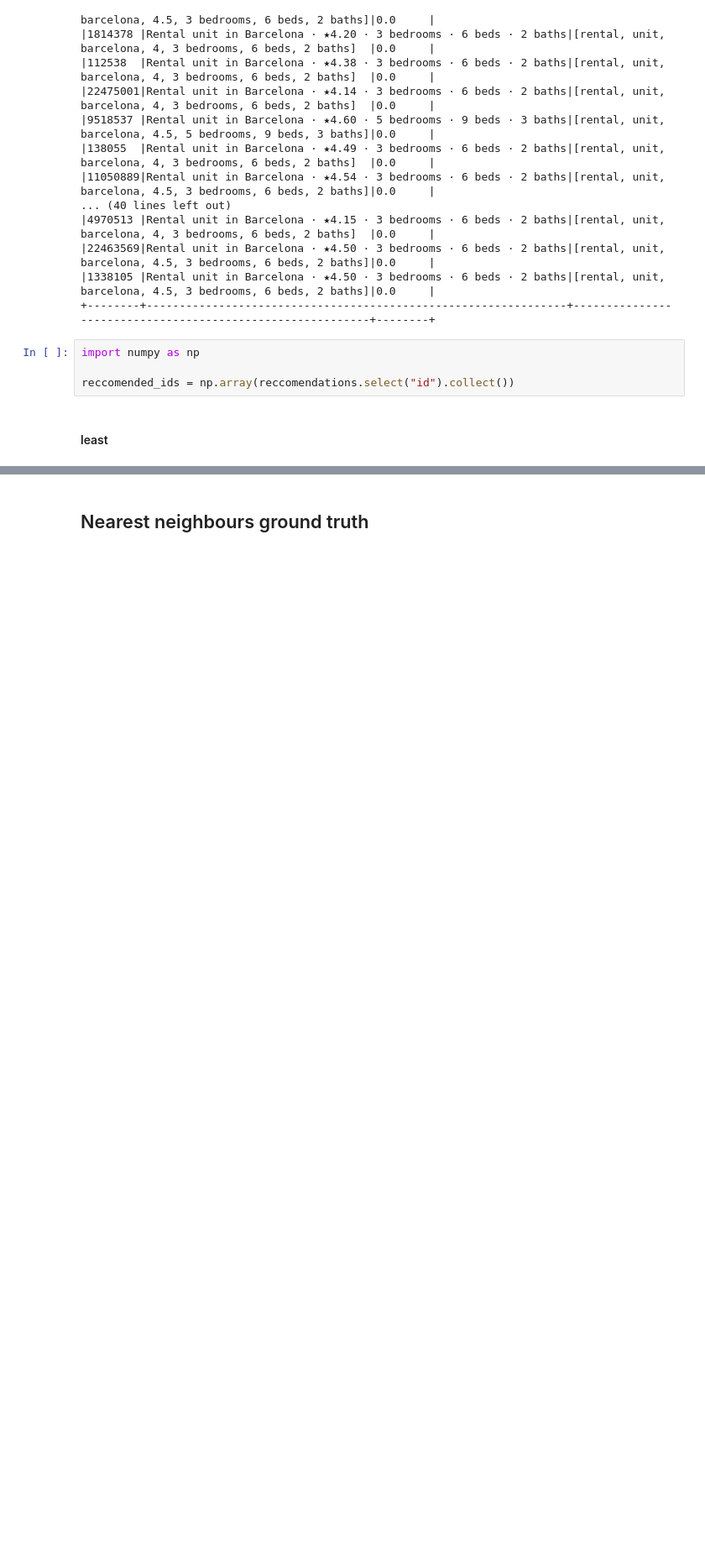
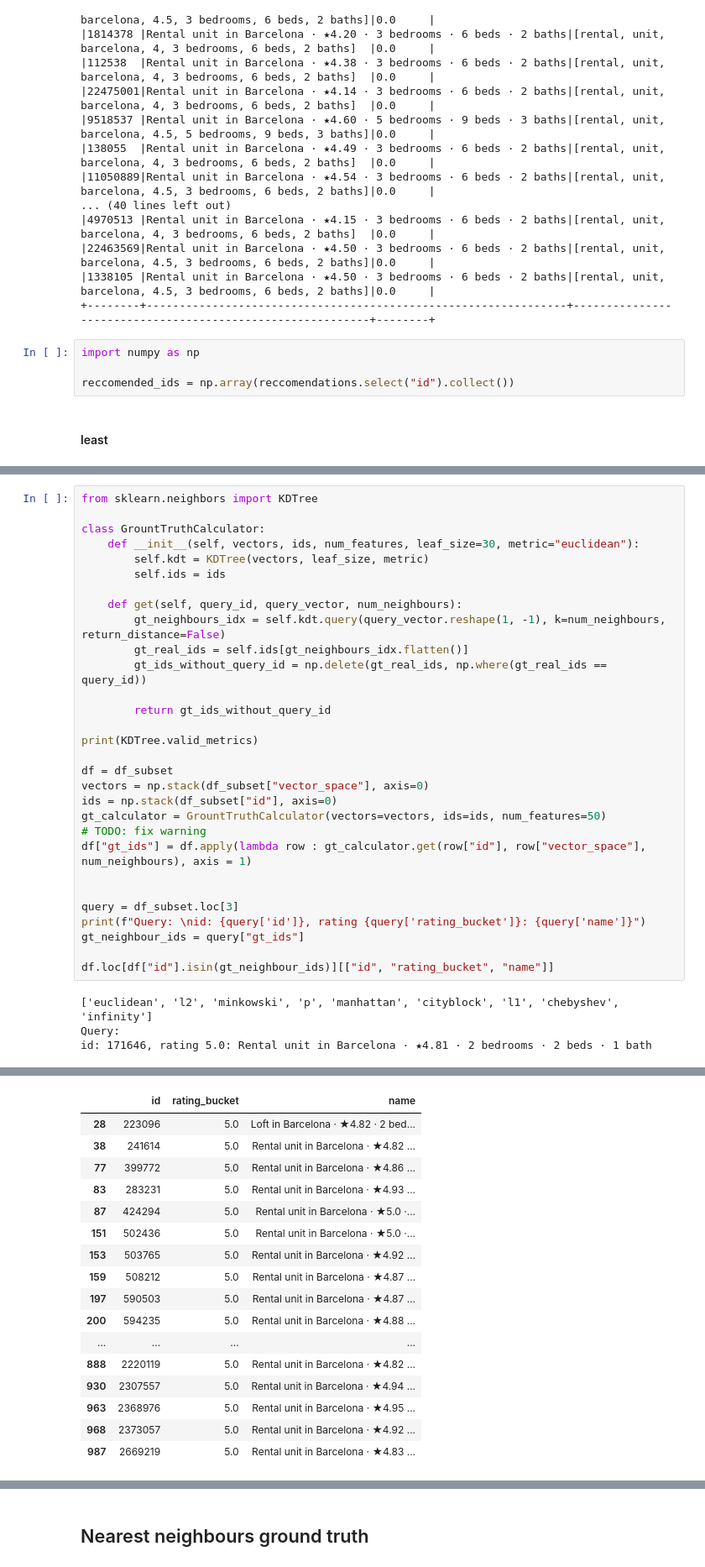
Before and after one commit to shandrayu/mining-massive-databases, a Jupyter notebook: notebooks/homework_pyspark_yuliia.ipynb, the cells around one changed output, grey strips where cells are left out. Shown at 84% size. Saved outputs shown, nothing was run; the diff lists cells and outputs as text; blank space fills up the shorter version.

```diff
--- a/notebooks/homework_pyspark_yuliia.ipynb
+++ b/notebooks/homework_pyspark_yuliia.ipynb
@@ -336,0 +462,34 @@ Query ID: 562020
+# %%
+from sklearn.neighbors import KDTree
+
+class GrountTruthCalculator:
+    def __init__(self, vectors, ids, num_features, leaf_size=30, metric="euclidean"):
+        self.kdt = KDTree(vectors, leaf_size, metric)
+        self.ids = ids
+
+    def get(self, query_id, query_vector, num_neighbours):
+        gt_neighbours_idx = self.kdt.query(query_vector.reshape(1, -1), k=num_neighbours, return_distance=False)
+        gt_real_ids = self.ids[gt_neighbours_idx.flatten()]
+        gt_ids_without_query_id = np.delete(gt_real_ids, np.where(gt_real_ids == query_id))
+
+        return gt_ids_without_query_id
+
+print(KDTree.valid_metrics)
+
+df = df_subset
+vectors = np.stack(df_subset["vector_space"], axis=0)
+ids = np.stack(df_subset["id"], axis=0)
+gt_calculator = GrountTruthCalculator(vectors=vectors, ids=ids, num_features=50)
+# TODO: fix warning
+df["gt_ids"] = df.apply(lambda row : gt_calculator.get(row["id"], row["vector_space"], num_neighbours), axis = 1)
+
+
+query = df_subset.loc[3]
+print(f"Query: \nid: {query['id']}, rating {query['rating_bucket']}: {query['name']}")
+gt_neighbour_ids = query["gt_ids"]
+
+df.loc[df["id"].isin(gt_neighbour_ids)][["id", "rating_bucket", "name"]]
+# %% [output]
+['euclidean', 'l2', 'minkowski', 'p', 'manhattan', 'cityblock', 'l1', 'chebyshev', 'infinity']
+Query:
+id: 171646, rating 5.0: Rental unit in Barcelona · ★4.81 · 2 bedrooms · 2 beds · 1 bath
@@ -336,0 +501,17 @@ Query ID: 562020
+|  | id | rating_bucket | name |
+| 28 | 223096 | 5.0 | Loft in Barcelona · ★4.82 · 2 bed... |
+| 38 | 241614 | 5.0 | Rental unit in Barcelona · ★4.82 ... |
+| 77 | 399772 | 5.0 | Rental unit in Barcelona · ★4.86 ... |
+| 83 | 283231 | 5.0 | Rental unit in Barcelona · ★4.93 ... |
+| 87 | 424294 | 5.0 | Rental unit in Barcelona · ★5.0 ·... |
+| 151 | 502436 | 5.0 | Rental unit in Barcelona · ★5.0 ·... |
+| 153 | 503765 | 5.0 | Rental unit in Barcelona · ★4.92 ... |
+| 159 | 508212 | 5.0 | Rental unit in Barcelona · ★4.87 ... |
+| 197 | 590503 | 5.0 | Rental unit in Barcelona · ★4.87 ... |
+| 200 | 594235 | 5.0 | Rental unit in Barcelona · ★4.88 ... |
+| ... | ... | ... | ... |
+| 888 | 2220119 | 5.0 | Rental unit in Barcelona · ★4.82 ... |
+| 930 | 2307557 | 5.0 | Rental unit in Barcelona · ★4.94 ... |
+| 963 | 2368976 | 5.0 | Rental unit in Barcelona · ★4.95 ... |
+| 968 | 2373057 | 5.0 | Rental unit in Barcelona · ★4.92 ... |
+| 987 | 2669219 | 5.0 | Rental unit in Barcelona · ★4.83 ... |
```
Also changed, not shown: parts of 36 cells of this notebook.
